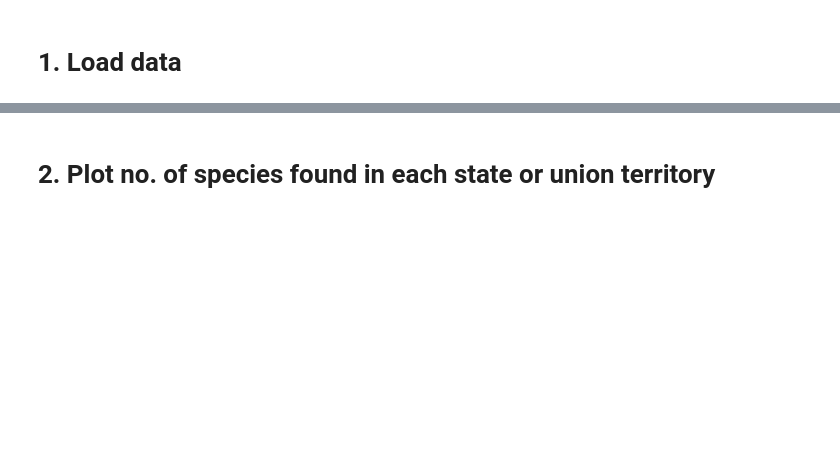
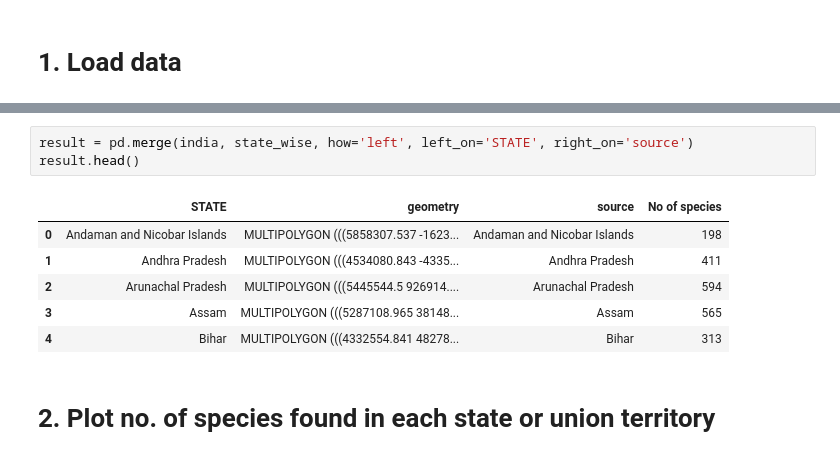
Before and after one commit to Adhikari-Priyanka/birds_vis, a Jupyter notebook: data_vis1.ipynb, the cells around one changed output, grey strips where cells are left out. Cells and saved outputs as stored; diff of their text form; blank space fills up the shorter version.

```diff
--- a/data_vis1.ipynb
+++ b/data_vis1.ipynb
@@ -27,3 +41,13 @@ print(set(all_birds['SoIB 2023 Priority Status']))
+# %%
+result = pd.merge(india, state_wise, how='left', left_on='STATE', right_on='source')
+result.head()
+# %% [output]
+|  | STATE | geometry | source | No of species |
+| 0 | Andaman and Nicobar Islands | MULTIPOLYGON (((5858307.537 -1623... | Andaman and Nicobar Islands | 198 |
+| 1 | Andhra Pradesh | MULTIPOLYGON (((4534080.843 -4335... | Andhra Pradesh | 411 |
+| 2 | Arunachal Pradesh | MULTIPOLYGON (((5445544.5 926914.... | Arunachal Pradesh | 594 |
+| 3 | Assam | MULTIPOLYGON (((5287108.965 38148... | Assam | 565 |
+| 4 | Bihar | MULTIPOLYGON (((4332554.841 48278... | Bihar | 313 |
 # %% [markdown]
 # 2. Plot no. of species found in each state or union territory
 # %%
```
Also changed, not shown: parts of 12 cells of this notebook, 3 other files.
